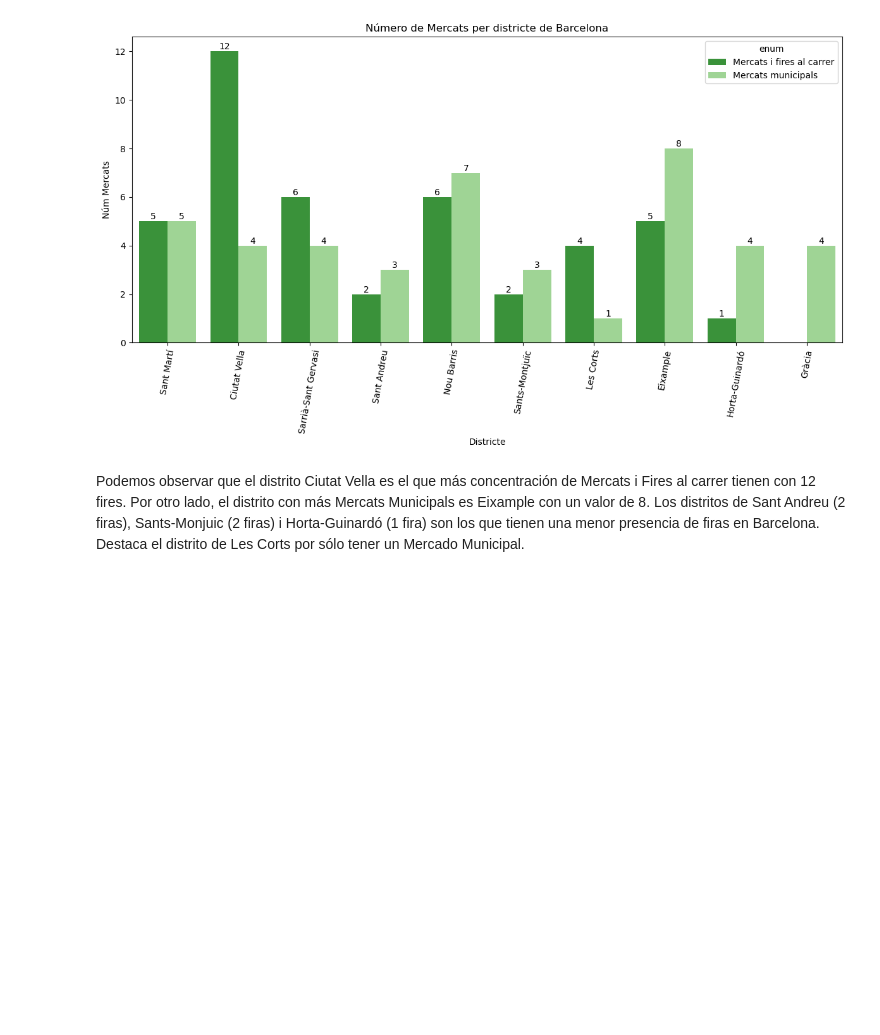
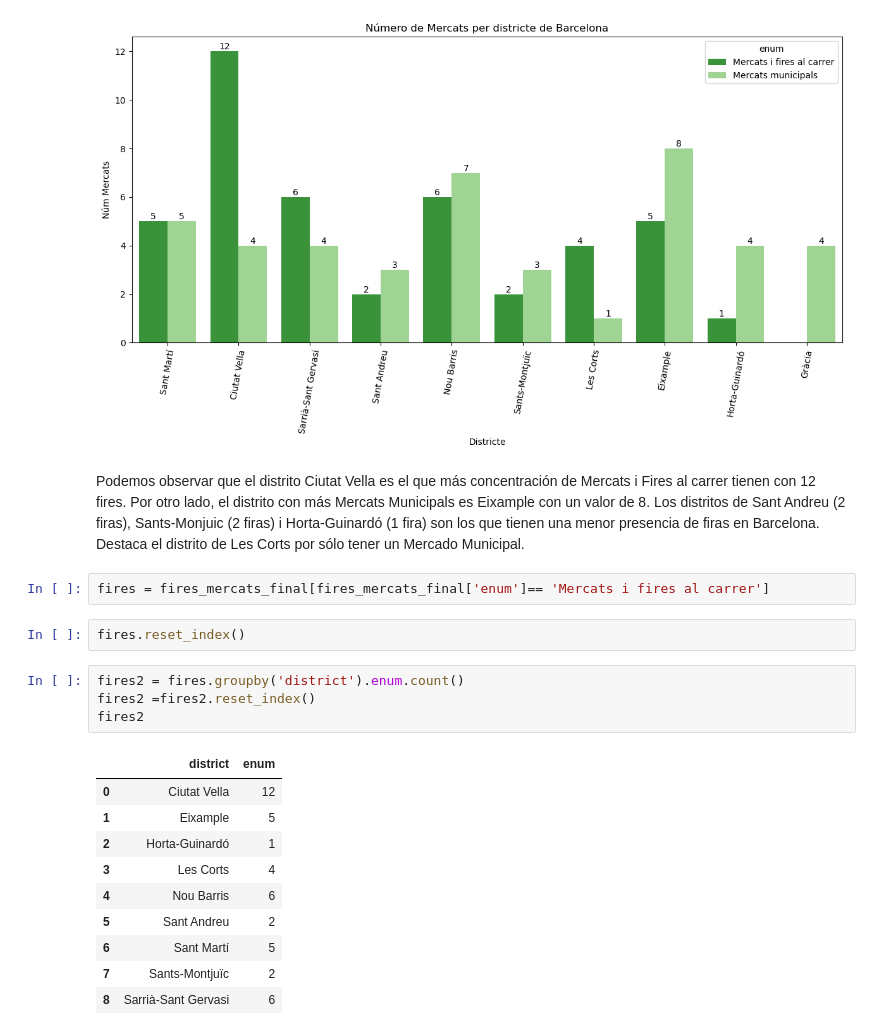
Before and after one commit to ivanlegranbizarro/CrackathonersItAcademy, a Jupyter notebook: DATA/Fires.ipynb, the cells around one changed output. Saved outputs shown, nothing was run; the diff lists cells and outputs as text; blank space fills up the shorter version.

```diff
--- a/DATA/Fires.ipynb
+++ b/DATA/Fires.ipynb
@@ -605,3 +605,22 @@ plt.tight_layout()
 Podemos observar que el distrito Ciutat Vella es el que más concentración de Mercats i Fires al carrer tienen con 12 fires. Por otro lado, el distrito con más Mercats Municipals es Eixample con un valor de 8.
 Los distritos de Sant Andreu (2 firas), Sants-Monjuic (2 firas) i Horta-Guinardó (1 fira) son los que tienen una menor presencia de firas en Barcelona.
 Destaca el distrito de Les Corts por sólo tener un Mercado Municipal.
+# %%
+fires = fires_mercats_final[fires_mercats_final['enum']== 'Mercats i fires al carrer']
+# %%
+fires.reset_index()
+# %%
+fires2 = fires.groupby('district').enum.count()
+fires2 =fires2.reset_index()
+fires2
+# %% [output]
+|  | district | enum |
+| 0 | Ciutat Vella | 12 |
+| 1 | Eixample | 5 |
+| 2 | Horta-Guinardó | 1 |
+| 3 | Les Corts | 4 |
+| 4 | Nou Barris | 6 |
+| 5 | Sant Andreu | 2 |
+| 6 | Sant Martí | 5 |
+| 7 | Sants-Montjuïc | 2 |
+| 8 | Sarrià-Sant Gervasi | 6 |
```
Also changed, not shown: parts of 3 cells of this notebook, 3 other files.
